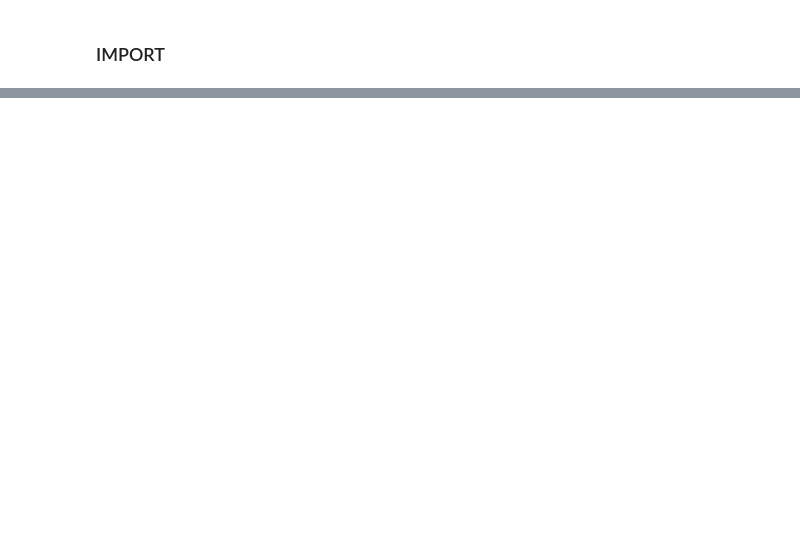
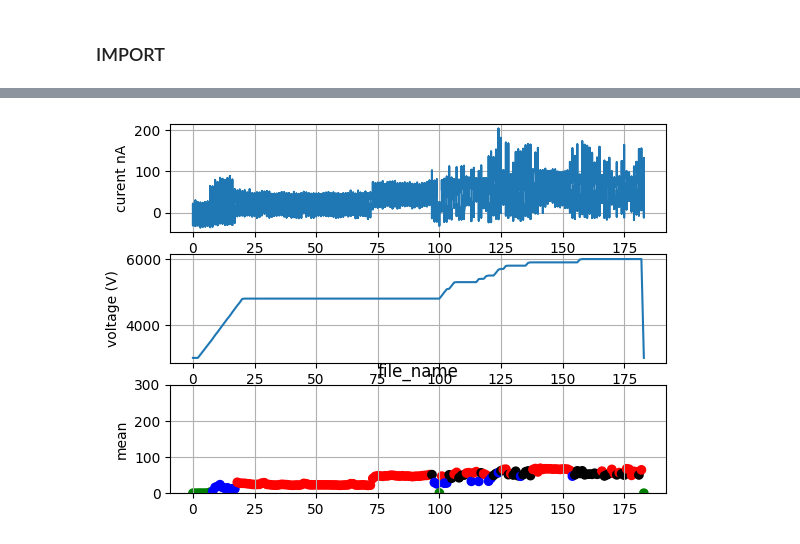
Before and after one commit to kgmuzungu/EHDA_library, a Jupyter notebook: data_analysis/data_analisys_2.ipynb, the cells around one changed output, grey strips where cells are left out. Saved outputs shown, nothing was run; the diff lists cells and outputs as text; code cells hidden in the pictures; blank space fills up the shorter version.

```diff
--- a/data_analysis/data_analisys_2.ipynb
+++ b/data_analysis/data_analisys_2.ipynb
@@ -24,5 +8,0 @@ sample = df['spray_mode'][0]
-# %%
-df = df.loc[df['spray_mode'] == 'Undefined']
-
-df.info()
-df1.info()
@@ -143,0 +9,21 @@ classification:  Cone Jet
+# %%
+colormap = []
+for electro_class in df['spray_mode']:
+    if electro_class == 'Intermittent':
+        colormap.append('blue')
+    elif electro_class == 'Cone Jet':
+        colormap.append('red')
+    elif electro_class == 'Dripping':
+        colormap.append('green')
+    elif electro_class == 'Multi Jet':
+        colormap.append('purple')
+    elif electro_class == 'Corona':
+        colormap.append('cyan')
+    elif electro_class == 'Undefined':
+        colormap.append('black')
+    else:
+        colormap.append('black')
+
+
+df.insert(1, 'colormap', colormap)
+df.info()
@@ -143,0 +48,19 @@ classification:  Cone Jet
+# %%
+fig, axs = plt.subplots(3, 1)
+plt.title("file_name")
+axs[0].set(ylabel='curent nA')
+axs[0].plot(df['current'].explode())
+axs[0].grid()
+
+axs[1].set(ylabel='voltage (V)')
+axs[1].plot(df['voltage'])
+axs[1].grid()
+
+axs[2].set(ylabel='mean')
+axs[2].set_ylim(0, 300)
+axs[2].scatter(df.index, df['mean'], color=df['colormap'])
+axs[2].grid()
+
+plt.show()
+# %% [output]
+[figure, added]
```
Also changed, not shown: parts of 12 cells of this notebook, 34 other files.
